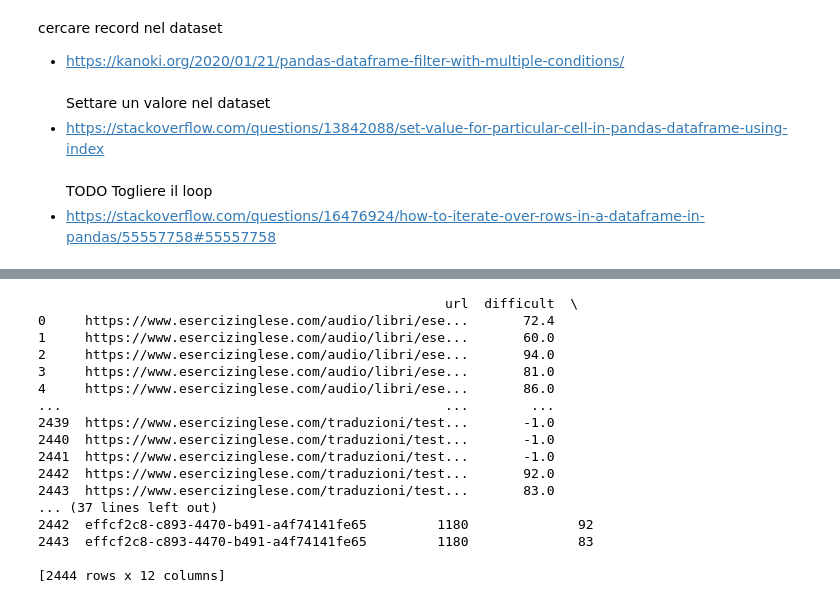
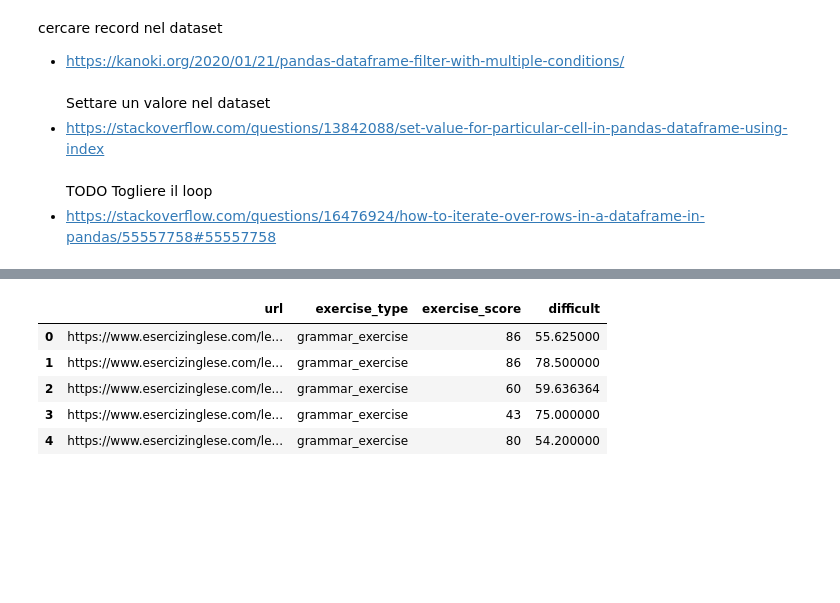
Before and after one commit to francobelloni85/DataMiningUni, a Jupyter notebook: project_exam.ipynb, the cells around one changed output, grey strips where cells are left out. Saved outputs shown, nothing was run; the diff lists cells and outputs as text; code cells hidden in the pictures; blank space fills up the shorter version.

```diff
--- a/project_exam.ipynb
+++ b/project_exam.ipynb
@@ -294,21 +334,13 @@ print(data_v1)
+# %%
+data_v2.head()
+# %% [output]
+|  | url | exercise_type | exercise_score | difficult |
+| 0 | https://www.esercizinglese.com/le... | grammar_exercise | 86 | 55.625000 |
+| 1 | https://www.esercizinglese.com/le... | grammar_exercise | 86 | 78.500000 |
+| 2 | https://www.esercizinglese.com/le... | grammar_exercise | 60 | 59.636364 |
+| 3 | https://www.esercizinglese.com/le... | grammar_exercise | 43 | 75.000000 |
+| 4 | https://www.esercizinglese.com/le... | grammar_exercise | 80 | 54.200000 |
 # %%
-only_features = (data_v1.groupby(['url','difficult','exercise_type'], as_index=False).min())
-print(only_features)
+# TODO strada per togliere il loop. Raggruppare direttamente.
+# only_features = (data_v1.groupby(['url','difficult','exercise_type'], as_index=False).mean())
+# print(only_features)
-# %% [output]
-                                                    url  difficult  \
-0     https://www.esercizinglese.com/audio/libri/ese...       72.4
-1     https://www.esercizinglese.com/audio/libri/ese...       60.0
-2     https://www.esercizinglese.com/audio/libri/ese...       94.0
-3     https://www.esercizinglese.com/audio/libri/ese...       81.0
-4     https://www.esercizinglese.com/audio/libri/ese...       86.0
-...                                                 ...        ...
-2439  https://www.esercizinglese.com/traduzioni/test...       -1.0
-2440  https://www.esercizinglese.com/traduzioni/test...       -1.0
-2441  https://www.esercizinglese.com/traduzioni/test...       -1.0
-2442  https://www.esercizinglese.com/traduzioni/test...       92.0
-2443  https://www.esercizinglese.com/traduzioni/test...       83.0
-... (37 lines left out)
-2442  effcf2c8-c893-4470-b491-a4f74141fe65         1180              92
-2443  effcf2c8-c893-4470-b491-a4f74141fe65         1180              83
-
-[2444 rows x 12 columns]
```
Also changed, not shown: parts of 17 cells of this notebook.
